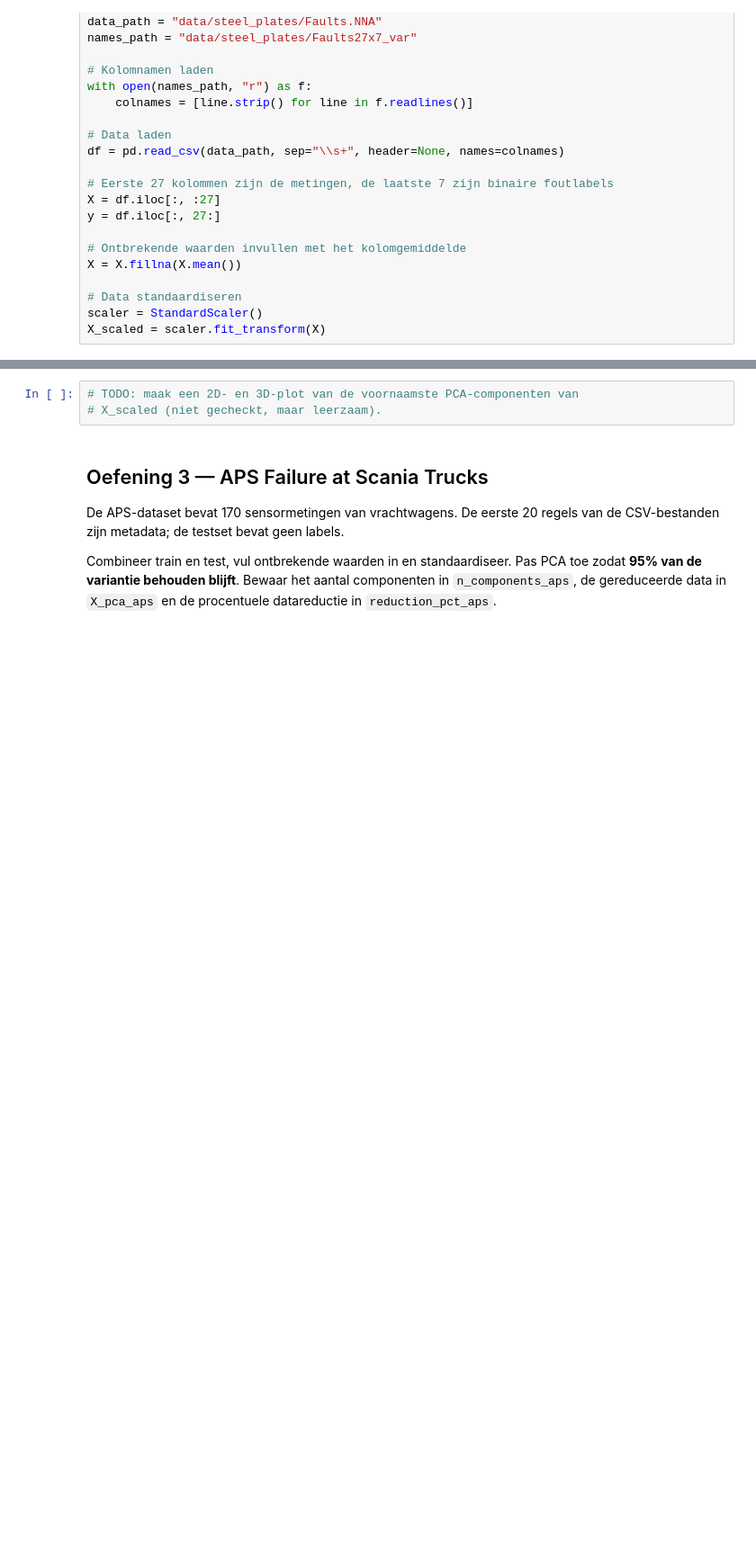
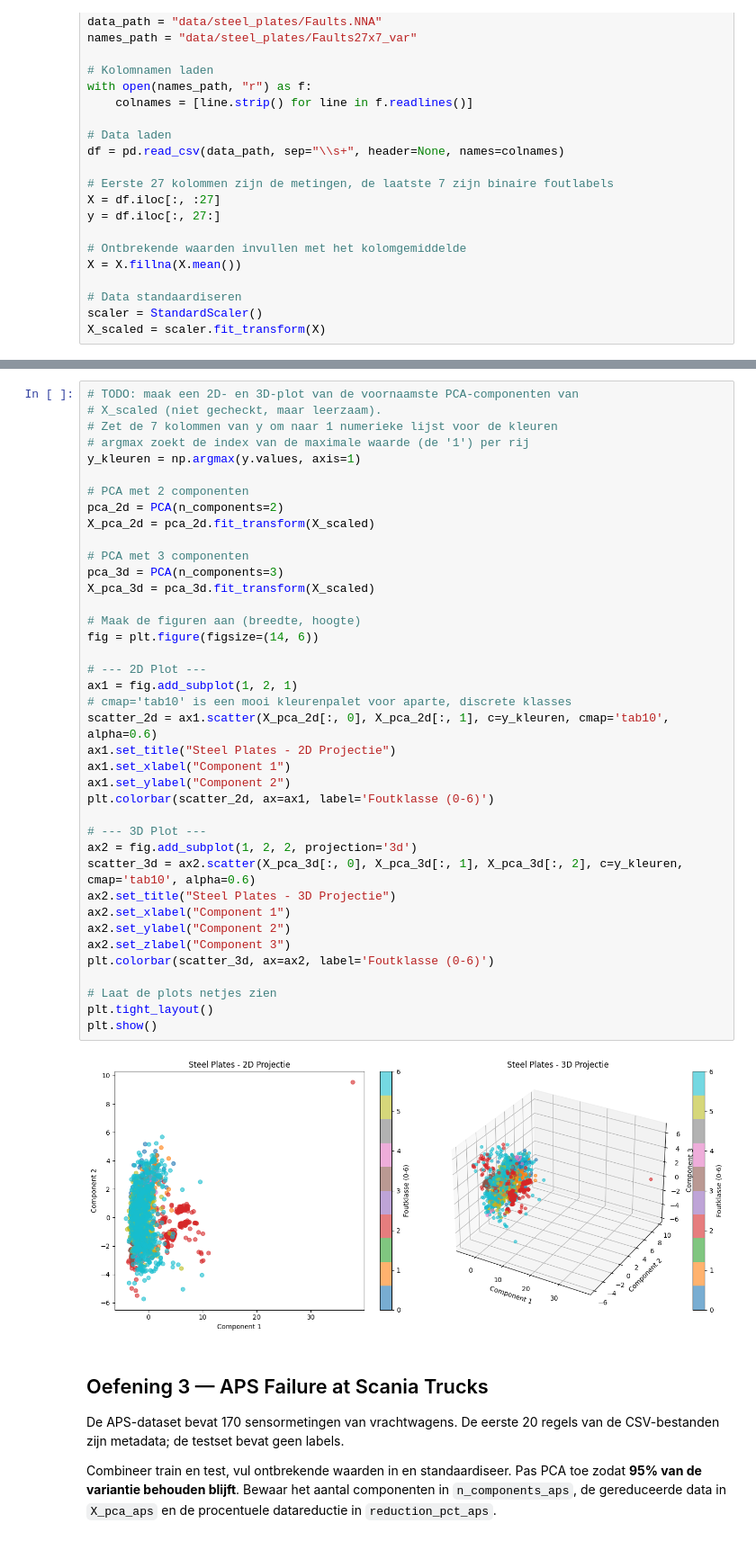
Before and after one commit to NGO-AP/ML-Algo-student, a Jupyter notebook: exercises_with_checks/week07/dim_reductie_checkpoint_opgave.ipynb, the cells around one changed output, grey strips where cells are left out. Shown at 90% size. Drawn from its saved outputs; the diff is of its cells as text; blank space fills up the shorter version.

Commit message:
update voor test

```diff
--- a/exercises_with_checks/week07/dim_reductie_checkpoint_opgave.ipynb
+++ b/exercises_with_checks/week07/dim_reductie_checkpoint_opgave.ipynb
@@ -98,6 +154,44 @@ X_scaled = scaler.fit_transform(X)
 # %%
 # TODO: maak een 2D- en 3D-plot van de voornaamste PCA-componenten van
 # X_scaled (niet gecheckt, maar leerzaam).
+# Zet de 7 kolommen van y om naar 1 numerieke lijst voor de kleuren
+# argmax zoekt de index van de maximale waarde (de '1') per rij
+y_kleuren = np.argmax(y.values, axis=1)
+
+# PCA met 2 componenten
+pca_2d = PCA(n_components=2)
+X_pca_2d = pca_2d.fit_transform(X_scaled)
+
+# PCA met 3 componenten
+pca_3d = PCA(n_components=3)
+X_pca_3d = pca_3d.fit_transform(X_scaled)
+
+# Maak de figuren aan (breedte, hoogte)
+fig = plt.figure(figsize=(14, 6))
+
+# --- 2D Plot ---
+ax1 = fig.add_subplot(1, 2, 1)
+# cmap='tab10' is een mooi kleurenpalet voor aparte, discrete klasses
+scatter_2d = ax1.scatter(X_pca_2d[:, 0], X_pca_2d[:, 1], c=y_kleuren, cmap='tab10', alpha=0.6)
+ax1.set_title("Steel Plates - 2D Projectie")
+ax1.set_xlabel("Component 1")
+ax1.set_ylabel("Component 2")
+plt.colorbar(scatter_2d, ax=ax1, label='Foutklasse (0-6)')
+
+# --- 3D Plot ---
+ax2 = fig.add_subplot(1, 2, 2, projection='3d')
+scatter_3d = ax2.scatter(X_pca_3d[:, 0], X_pca_3d[:, 1], X_pca_3d[:, 2], c=y_kleuren, cmap='tab10', alpha=0.6)
+ax2.set_title("Steel Plates - 3D Projectie")
+ax2.set_xlabel("Component 1")
+ax2.set_ylabel("Component 2")
+ax2.set_zlabel("Component 3")
+plt.colorbar(scatter_3d, ax=ax2, label='Foutklasse (0-6)')
+
+# Laat de plots netjes zien
+plt.tight_layout()
+plt.show()
+# %% [output]
+[figure, added]
 # %% [markdown]
 ## Oefening 3 — APS Failure at Scania Trucks
 
```
Also changed, not shown: parts of 6 cells of this notebook.
